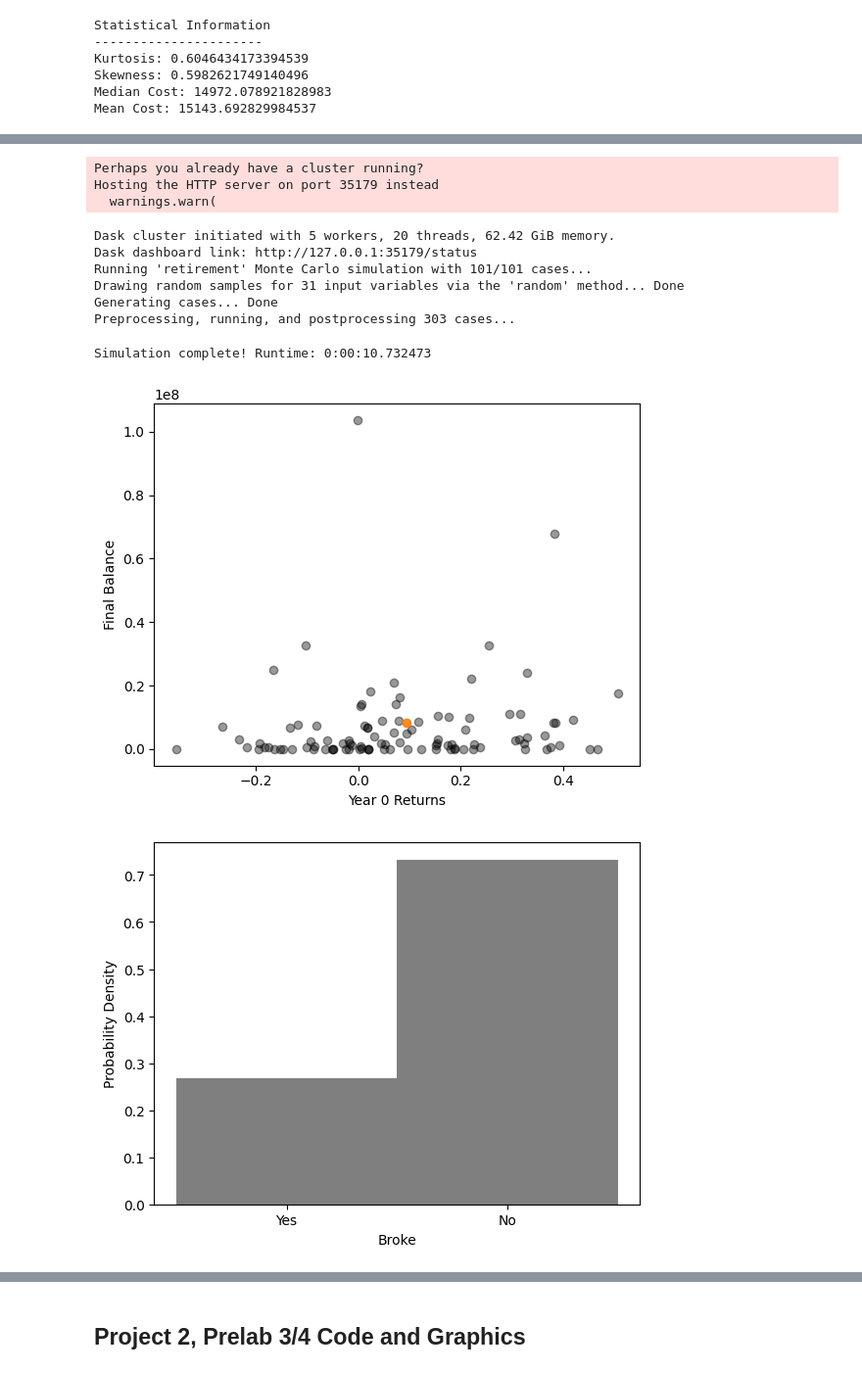
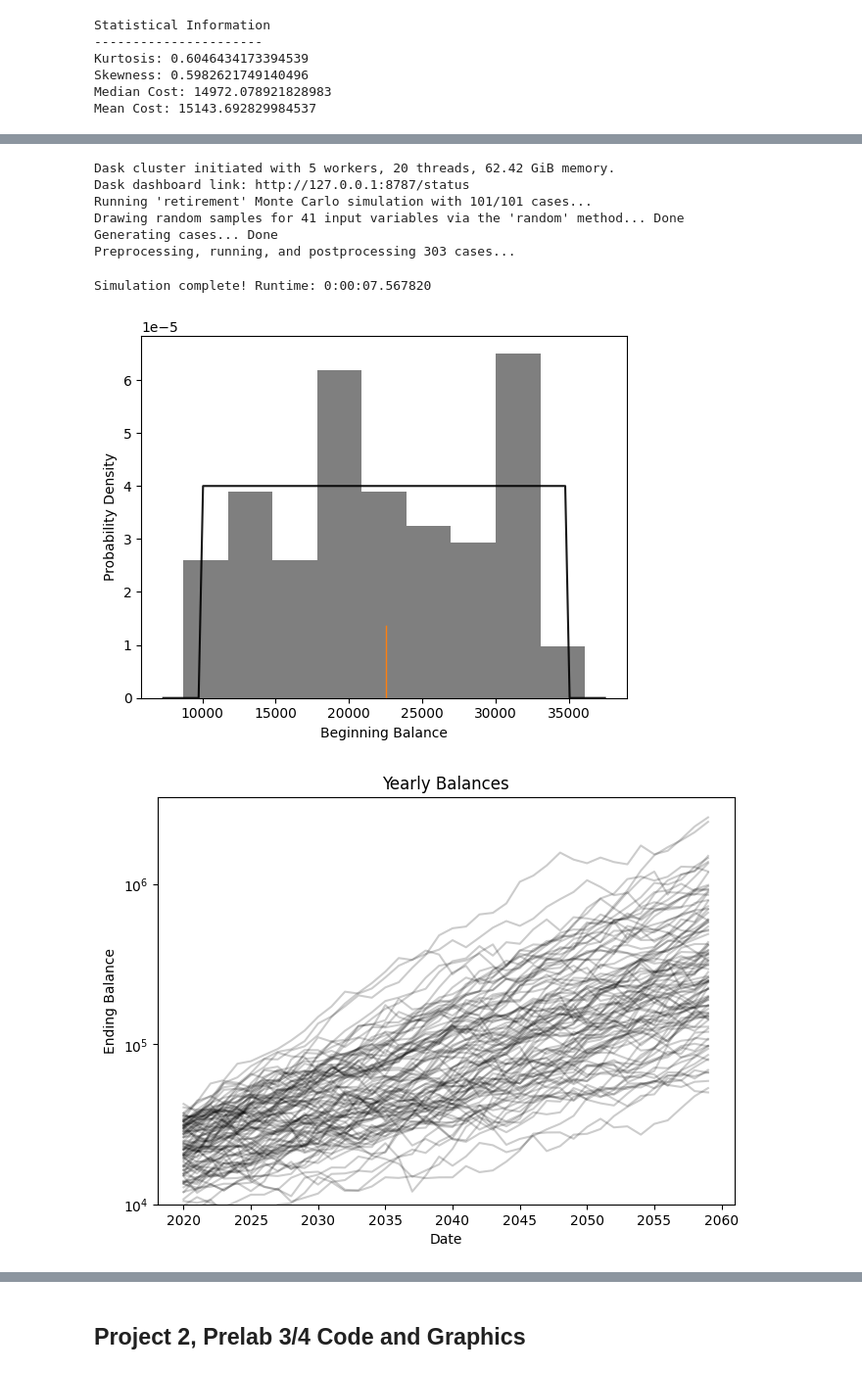
Before and after one commit to Gabriel-vzh2vs/Modelling-And-Simulation-Public-Release, a Jupyter notebook: Chapter_Lab/hidden-lab-graphics.ipynb, the cells around one changed output, grey strips where cells are left out. Shown at 98% size. Drawn from its saved outputs; the diff is of its cells as text; code cells hidden in the pictures.

```diff
--- a/Chapter_Lab/hidden-lab-graphics.ipynb
+++ b/Chapter_Lab/hidden-lab-graphics.ipynb
@@ -299,19 +437,22 @@ def retirement_example_preprocess(case):
         yearly_returns.append(case.invals[f'Year {i} Returns'].val)
 
     beginning_investments = case.invals['Beginning Balance'].val
-    yearly_spending = 50000  # total number of nodes
+    yearly_spending = 0  # setting this equal to zero as the problem never stated retirement funds would be used during the time horizon....
 
     return (yearly_returns, beginning_investments, yearly_spending)
 # %%
 # This is a modification on the example case from github.com/scottshambaugh/monaco/blob/main/examples/early_retirement_investment_portfolio/retirement_example_run.py
-# combined with some random ideas from the author.
+# combined with some random ideas from the author. For all intents and purposes, this is Lab 2 with one difference, the Beginning Balance is Stochastic with U(15,000 - 35,000).
 
-# $p_0 = 10000$, $r = 25000$, $t = 40$, and $s = 10,000$
+# $p_0 = 25,000$, $r = 0.1 $, $t = 40$, and $s = 10,000$
 
 from scipy.stats import norm, uniform
 import monaco as mc
 import matplotlib.pyplot as plt
 import numpy as np
+
+import warnings
+warnings.filterwarnings("ignore", category=FutureWarning)
 
 fcns = {'preprocess' : retirement_example_preprocess,
         'run'        : retirement_example_run,
@@ -327,63 +468,43 @@ def retirement_example_monte_carlo_sim():
                  seed=seed, singlethreaded=False,
                  savecasedata=False,
                  verbose=True, debug=True)
 
-    sp500_mean = 0.114
-    sp500_stdev = 0.197
-    inflation = 0.02 # In the model, we assume inflatio would be factored into the return rate.
+    sp500_mean = 0.10 # Assuming Normality (I have some words about that - nothing is normal)
+    sp500_stdev = 0.12 # Assuming an sd of 12 percent.
+    inflation = 0.02 # In the model, we assume inflation would be factored into the return rate...
     nyears = 40 # t = 40
 
     for i in range(nyears):
         sim.addInVar(name=f'Year {i} Returns', dist=norm,
                      distkwargs={'loc': (sp500_mean - inflation), 'scale': sp500_stdev})
 
     sim.addInVar(name='Beginning Balance', dist=uniform,
-                 distkwargs={'loc': 1000000, 'scale': 100000})
+                 distkwargs={'loc': 10_000, 'scale': 25_000}) # Loc: b-a/2, # Scale: average value
     sim.addConstVal(name='nyears', val=nyears)
 
     sim.runSim()
 
     wentbrokecases = [i for i, e in enumerate(sim.outvars['Broke'].vals) if e == 'Yes']
 
-    mc.plot(sim.invars['Year 0 Returns'], sim.outvars['Final Balance'],
-            highlight_cases=0, cov_plot=False)
-    mc.plot(sim.outvars['Broke'])
     mc.plot(sim.invars['Beginning Balance'], highlight_cases=0)
     fig, ax = mc.plot(sim.outvars['Date'], sim.outvars['Ending Balance'],
                       highlight_cases=wentbrokecases, title='Yearly Balances')
     ax.set_yscale('symlog')
     ax.set_ylim(bottom=1e4)
     fig.set_size_inches(7.6, 5.4)
 
-    sim.genCovarianceMatrix()
-    fig = plt.figure()
-    yearly_return_broke_corr = []
-    for i in range(nyears):
-        corr = sim.covs[sim.covvarlist.index('Broke')][sim.covvarlist.index(f'Year {i} Returns')]
-        yearly_return_broke_corr.append(corr)
-    plt.plot(range(nyears), yearly_return_broke_corr, 'k')
-    plt.plot(range(nyears), np.zeros(nyears), 'k--')
-    plt.title('Correlation Between Yearly Return and Going Broke')
-    plt.ylabel('Correlation Coeff')
-    plt.xlabel('Year')
-    fig.set_size_inches(7.6, 5.4)
-    plt.show()
-
     return sim
 
 
 if __name__ == '__main__':
     sim = retirement_example_monte_carlo_sim()
 # %% [output]
-Perhaps you already have a cluster running?
-Hosting the HTTP server on port 35179 instead
-  warnings.warn(
+Dask cluster initiated with 5 workers, 20 threads, 62.42 GiB memory.
+Dask dashboard link: http://127.0.0.1:8787/status
+Running 'retirement' Monte Carlo simulation with 101/101 cases...
+Drawing random samples for 41 input variables via the 'random' method... Done
+Generating cases... Done
+Preprocessing, running, and postprocessing 303 cases...
-Dask cluster initiated with 5 workers, 20 threads, 62.42 GiB memory.
-Dask dashboard link: http://127.0.0.1:35179/status
-Running 'retirement' Monte Carlo simulation with 101/101 cases...
-Drawing random samples for 31 input variables via the 'random' method... Done
-Generating cases... Done
-Preprocessing, running, and postprocessing 303 cases...
+Simulation complete! Runtime: 0:00:07.567820
-Simulation complete! Runtime: 0:00:10.732473
-[figure, old version]
+[figure, new version]
-[figure, old version]
+[figure, new version]
```
Also changed, not shown: parts of 8 cells of this notebook, 5 other files.
